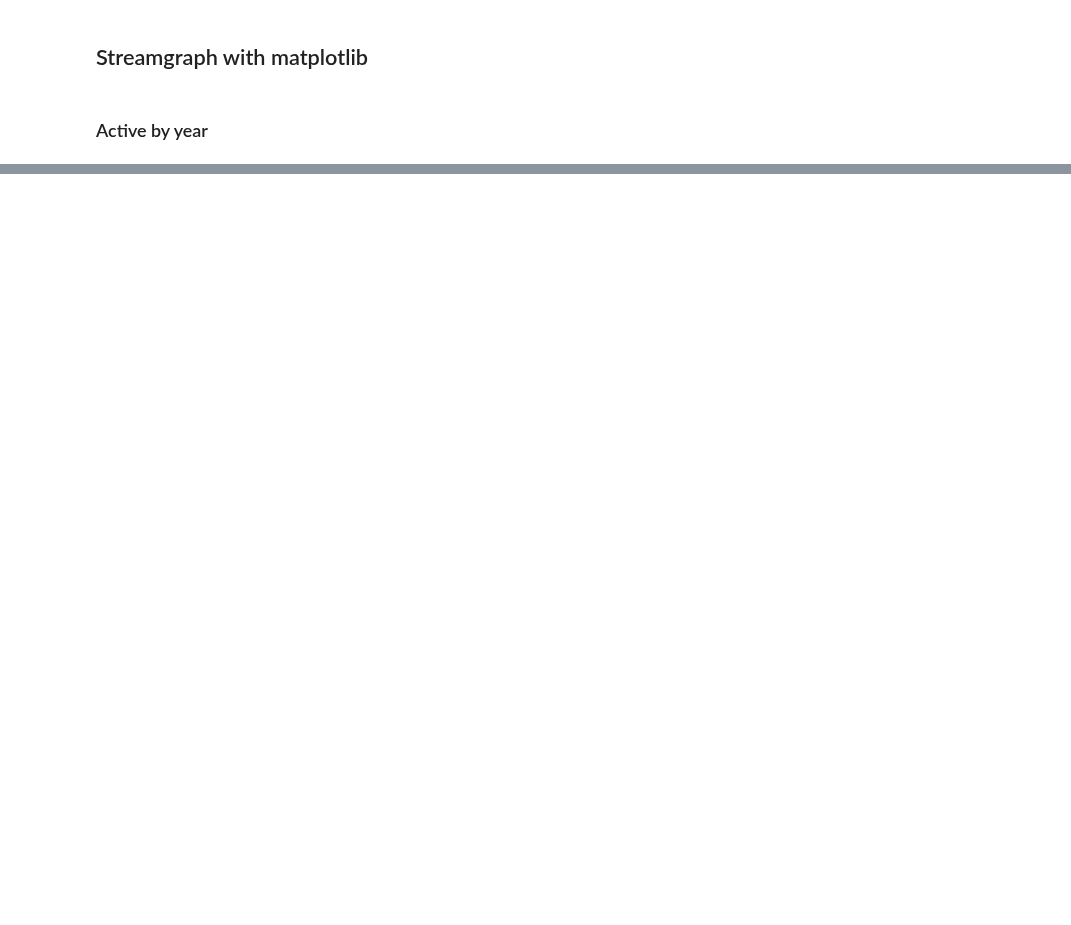
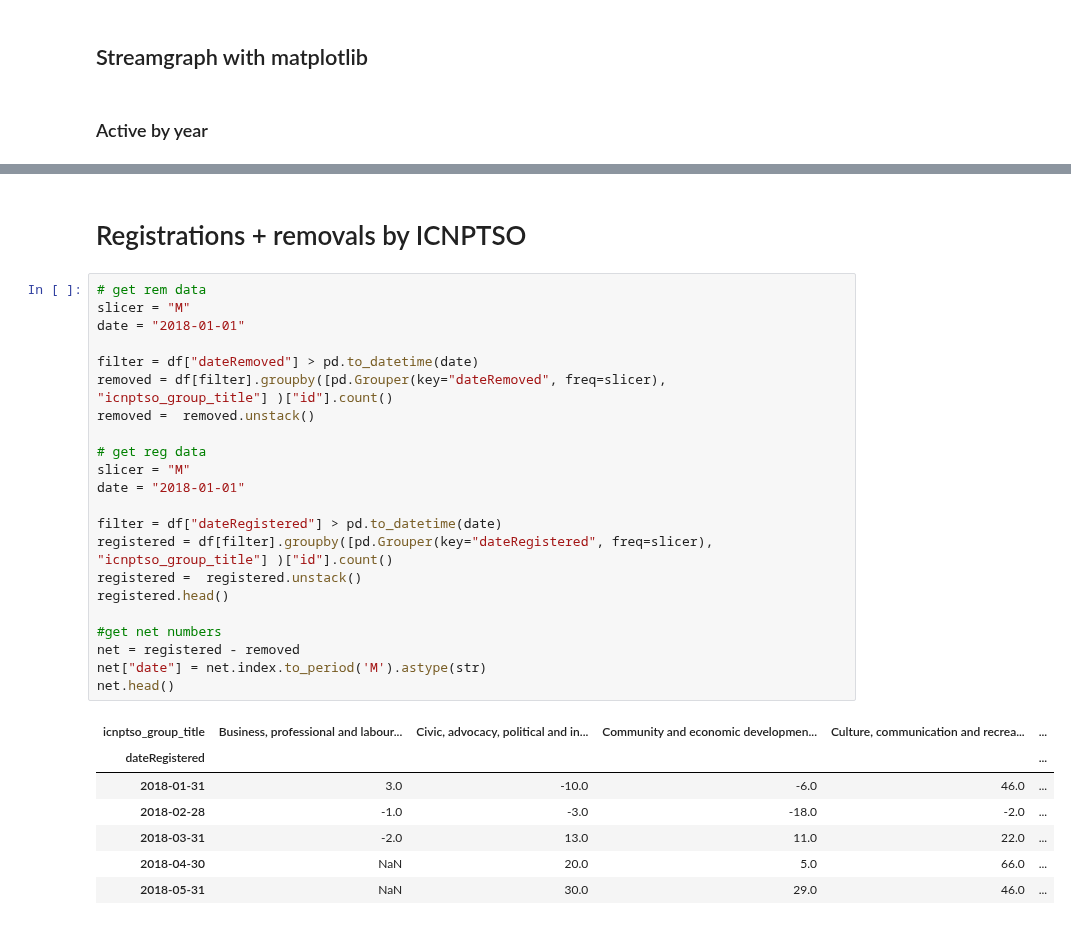
Before and after one commit to Lisa-Ho/small-data-projects, a Jupyter notebook: notebooks/Charity-classification-analysis.ipynb, the cells around one changed output, grey strips where cells are left out. Cells and saved outputs as stored; diff of their text form; blank space fills up the shorter version.

```diff
--- a/notebooks/Charity-classification-analysis.ipynb
+++ b/notebooks/Charity-classification-analysis.ipynb
@@ -470,0 +467,32 @@ plt.savefig('number-charities-by-icnptso-streamgraph.png', bbox_inches='tight',
+# %% [markdown]
+# Registrations + removals by ICNPTSO
+# %%
+# get rem data
+slicer = "M"
+date = "2018-01-01"
+
+filter = df["dateRemoved"] > pd.to_datetime(date)
+removed = df[filter].groupby([pd.Grouper(key="dateRemoved", freq=slicer),  "icnptso_group_title"] )["id"].count()
+removed =  removed.unstack()
+
+# get reg data
+slicer = "M"
+date = "2018-01-01"
+
+filter = df["dateRegistered"] > pd.to_datetime(date)
+registered = df[filter].groupby([pd.Grouper(key="dateRegistered", freq=slicer),  "icnptso_group_title"] )["id"].count()
+registered =  registered.unstack()
+registered.head()
+
+#get net numbers
+net = registered - removed
+net["date"] = net.index.to_period('M').astype(str)
+net.head()
+# %% [output]
+| icnptso_group_title | Business, professional and labour... | Civic, advocacy, political and in... | Community and economic developmen... | Culture, communication and recrea... | ... |
+| dateRegistered |  |  |  |  | ... |
+| 2018-01-31 | 3.0 | -10.0 | -6.0 | 46.0 | ... |
+| 2018-02-28 | -1.0 | -3.0 | -18.0 | -2.0 | ... |
+| 2018-03-31 | -2.0 | 13.0 | 11.0 | 22.0 | ... |
+| 2018-04-30 | NaN | 20.0 | 5.0 | 66.0 | ... |
+| 2018-05-31 | NaN | 30.0 | 29.0 | 46.0 | ... |
```
Also changed, not shown: parts of 8 cells of this notebook.
